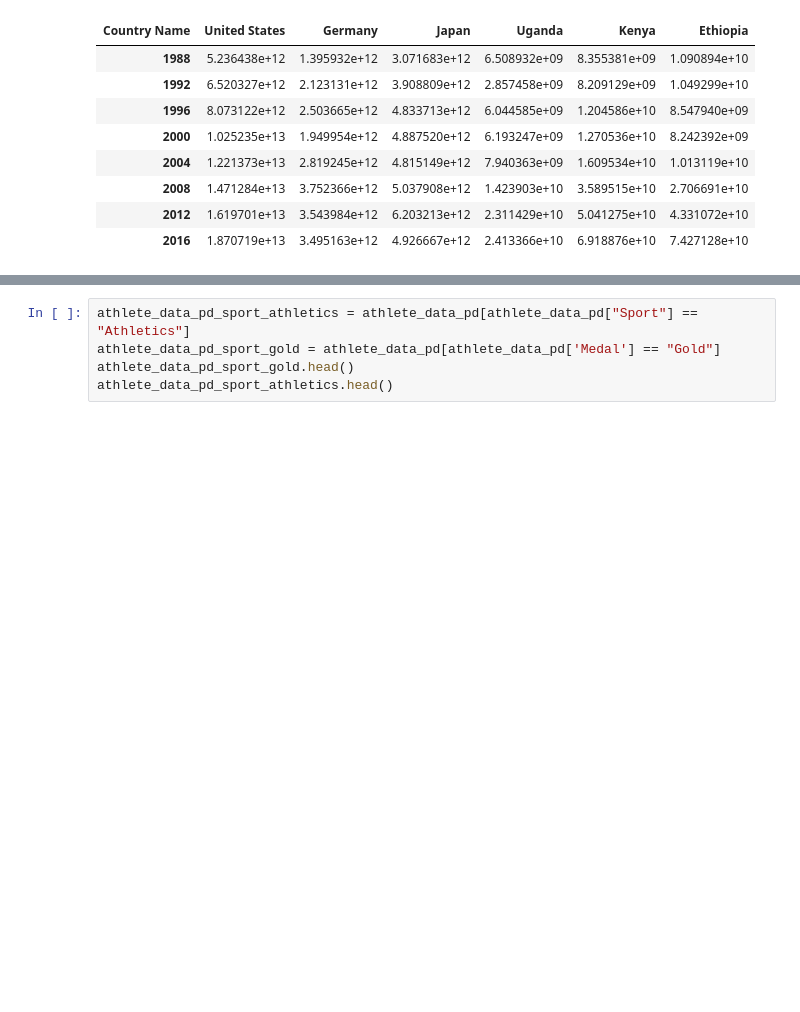
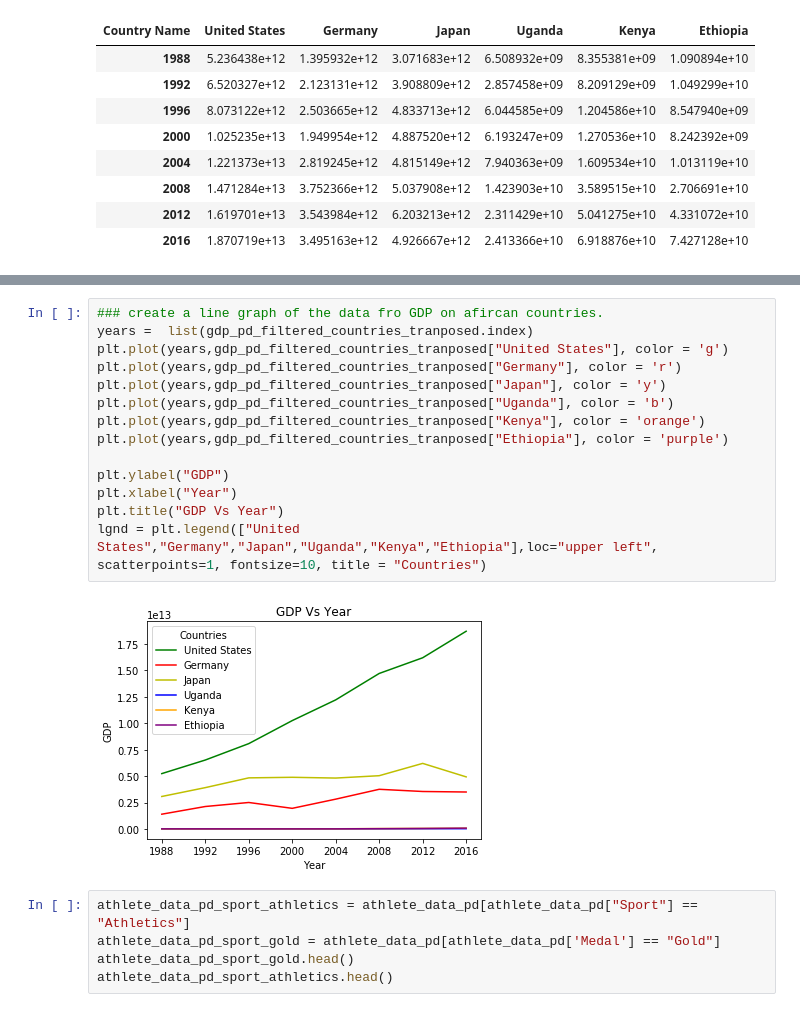
Before and after one commit to ablinn91/KU_project_1, a Jupyter notebook: project1.ipynb, the cells around one changed output, grey strips where cells are left out. Drawn from its saved outputs; the diff is of its cells as text; blank space fills up the shorter version.

```diff
--- a/project1.ipynb
+++ b/project1.ipynb
@@ -77,3 +81,19 @@ plt.plot(years,gdp_pd_filtered_countries_tranposed["Ethiopia"], color = 'purple'
+# %%
+### create a line graph of the data fro GDP on afircan countries.
+years =  list(gdp_pd_filtered_countries_tranposed.index)
+plt.plot(years,gdp_pd_filtered_countries_tranposed["United States"], color = 'g')
+plt.plot(years,gdp_pd_filtered_countries_tranposed["Germany"], color = 'r')
+plt.plot(years,gdp_pd_filtered_countries_tranposed["Japan"], color = 'y')
+plt.plot(years,gdp_pd_filtered_countries_tranposed["Uganda"], color = 'b')
+plt.plot(years,gdp_pd_filtered_countries_tranposed["Kenya"], color = 'orange')
+plt.plot(years,gdp_pd_filtered_countries_tranposed["Ethiopia"], color = 'purple')
+
+plt.ylabel("GDP")
+plt.xlabel("Year")
+plt.title("GDP Vs Year")
+lgnd = plt.legend(["United States","Germany","Japan","Uganda","Kenya","Ethiopia"],loc="upper left", scatterpoints=1, fontsize=10, title = "Countries")
+# %% [output]
+[figure, added]
 # %%
 athlete_data_pd_sport_athletics = athlete_data_pd[athlete_data_pd["Sport"] == "Athletics"]
 athlete_data_pd_sport_gold = athlete_data_pd[athlete_data_pd['Medal'] == "Gold"]
```
Also changed, not shown: parts of 1 cell of this notebook.
